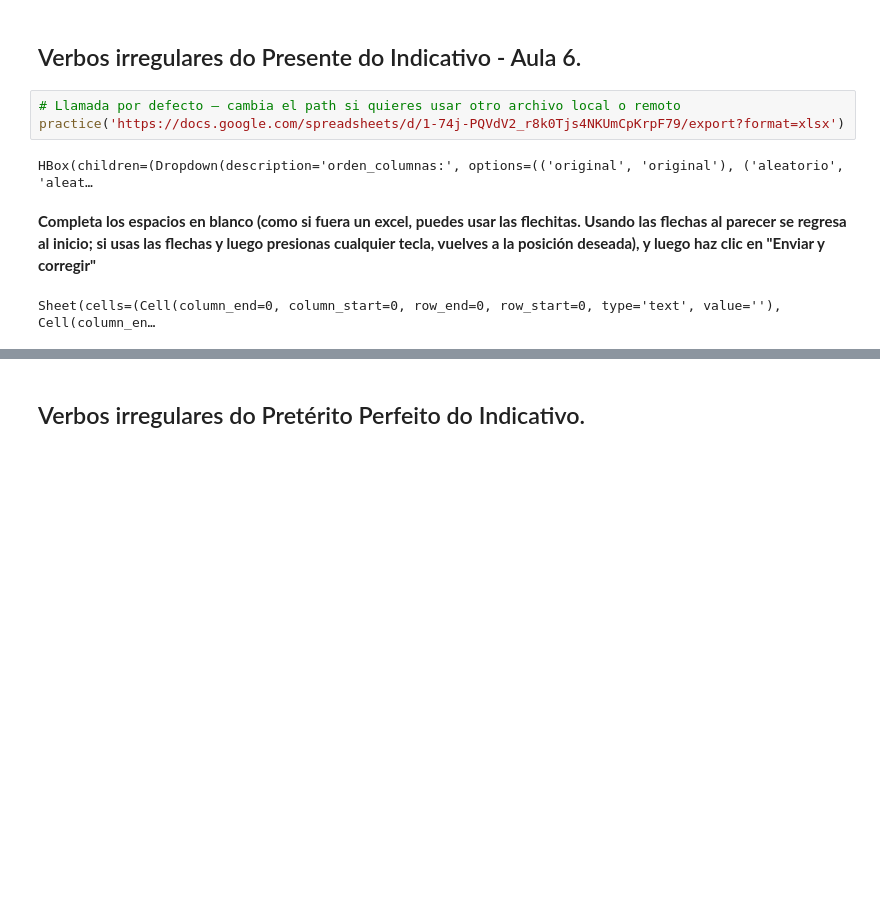
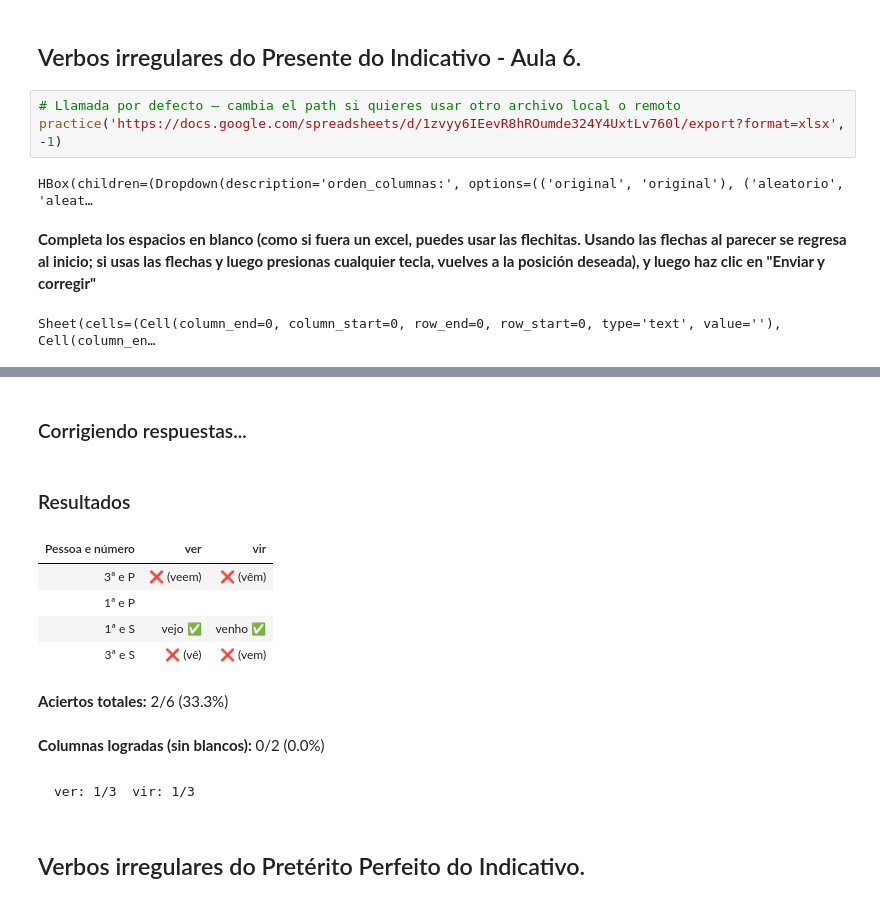
Before and after one commit to dpersonal123/portugues-2025, a Jupyter notebook: practicar.ipynb, the cells around one changed output, grey strips where cells are left out. Cells and saved outputs as stored; diff of their text form; blank space fills up the shorter version.

````diff
--- a/practicar.ipynb
+++ b/practicar.ipynb
@@ -309,12 +309,24 @@ duzentos e trinta e três bilhões e cinquenta e cinco milhões, quatrocentos e
 ## Verbos irregulares do Presente do Indicativo - Aula 6.
 # %%
 # Llamada por defecto — cambia el path si quieres usar otro archivo local o remoto
-practice('https://docs.google.com/spreadsheets/d/1-74j-PQVdV2_r8k0Tjs4NKUmCpKrpF79/export?format=xlsx')
+practice('https://docs.google.com/spreadsheets/d/1zvyy6IEevR8hROumde324Y4UxtLv760l/export?format=xlsx', -1)
 # %% [output]
 HBox(children=(Dropdown(description='orden_columnas:', options=(('original', 'original'), ('aleatorio', 'aleat…
 **Completa los espacios en blanco (como si fuera un excel, puedes usar las flechitas. Usando las flechas al parecer se regresa al inicio; si usas las flechas y luego presionas cualquier tecla, vuelves a la posición deseada), y luego haz clic en "Enviar y corregir"**
 Sheet(cells=(Cell(column_end=0, column_start=0, row_end=0, row_start=0, type='text', value=''), Cell(column_en…
 [interactive output not drawn]
+### Corrigiendo respuestas...
+### Resultados
+| Pessoa e número | ver | vir |
+| 3ª e P | ❌ (veem) | ❌ (vêm) |
+| 1ª e P |  |  |
+| 1ª e S | vejo ✅ | venho ✅ |
+| 3ª e S | ❌ (vê) | ❌ (vem) |
+**Aciertos totales:** 2/6 (33.3%)
+**Columnas logradas (sin blancos):** 0/2 (0.0%)
+```text
+ver: 1/3  vir: 1/3
+```
 # %% [markdown]
 ## Verbos irregulares do Pretérito Perfeito do Indicativo.
 # %%
````
Also changed, not shown: parts of 1 cell of this notebook.
